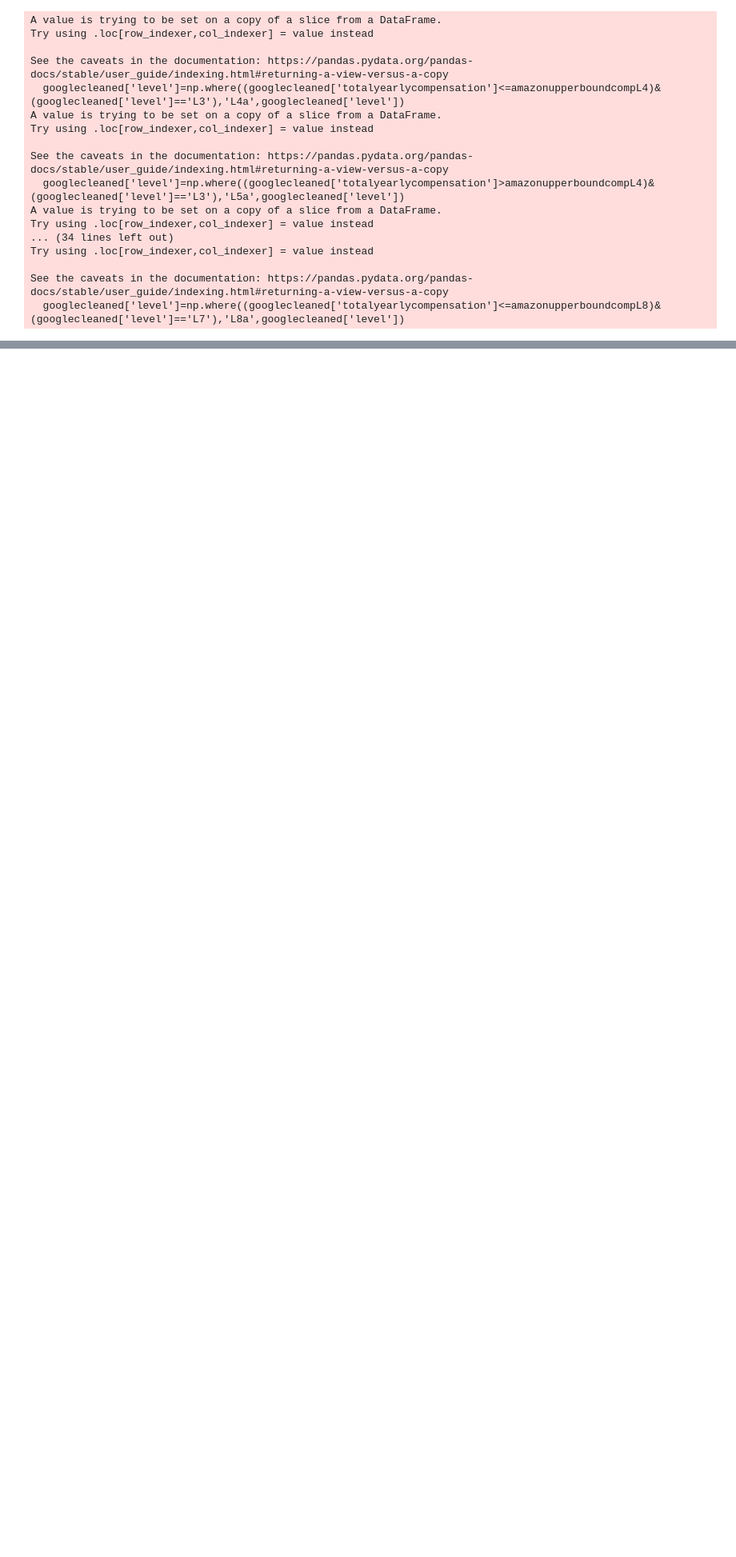
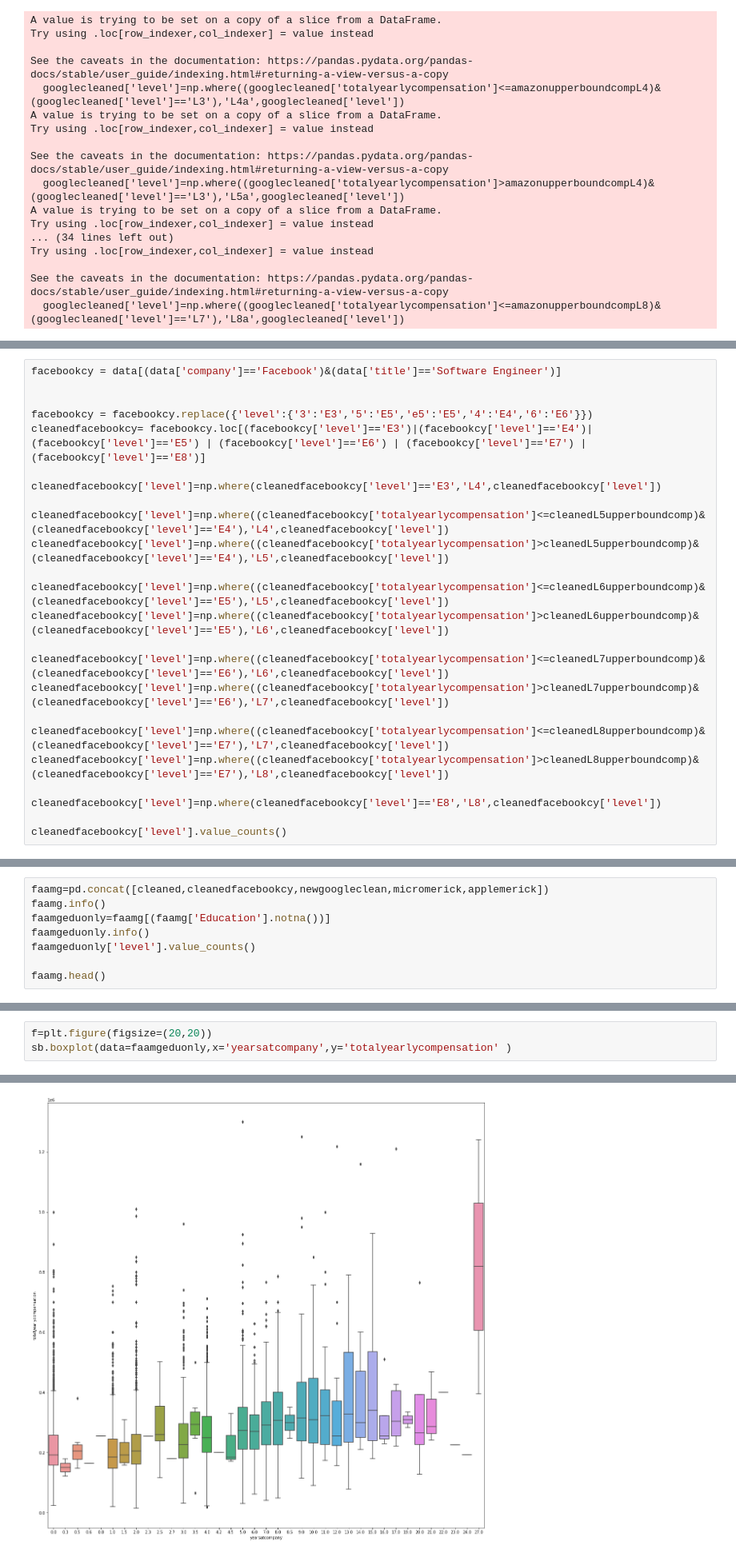
Before and after one commit to CarrotHands/miniprog, a Jupyter notebook: Jingwen.ipynb, the cells around one changed output, grey strips where cells are left out. Shown at 80% size. Saved outputs shown, nothing was run; the diff lists cells and outputs as text; blank space fills up the shorter version.

Commit message:
YearsInCompany Regression

```diff
--- a/Jingwen.ipynb
+++ b/Jingwen.ipynb
@@ -176,0 +210,24 @@ See the caveats in the documentation: https://pandas.pydata.org/pandas-docs/stab
+# %%
+facebookcy = data[(data['company']=='Facebook')&(data['title']=='Software Engineer')]
+
+
+facebookcy = facebookcy.replace({'level':{'3':'E3','5':'E5','e5':'E5','4':'E4','6':'E6'}})
+cleanedfacebookcy= facebookcy.loc[(facebookcy['level']=='E3')|(facebookcy['level']=='E4')| (facebookcy['level']=='E5') | (facebookcy['level']=='E6') | (facebookcy['level']=='E7') | (facebookcy['level']=='E8')]
+
+cleanedfacebookcy['level']=np.where(cleanedfacebookcy['level']=='E3','L4',cleanedfacebookcy['level'])
+
+cleanedfacebookcy['level']=np.where((cleanedfacebookcy['totalyearlycompensation']<=cleanedL5upperboundcomp)&(cleanedfacebookcy['level']=='E4'),'L4',cleanedfacebookcy['level'])
+cleanedfacebookcy['level']=np.where((cleanedfacebookcy['totalyearlycompensation']>cleanedL5upperboundcomp)&(cleanedfacebookcy['level']=='E4'),'L5',cleanedfacebookcy['level'])
+
+cleanedfacebookcy['level']=np.where((cleanedfacebookcy['totalyearlycompensation']<=cleanedL6upperboundcomp)&(cleanedfacebookcy['level']=='E5'),'L5',cleanedfacebookcy['level'])
+cleanedfacebookcy['level']=np.where((cleanedfacebookcy['totalyearlycompensation']>cleanedL6upperboundcomp)&(cleanedfacebookcy['level']=='E5'),'L6',cleanedfacebookcy['level'])
+
+cleanedfacebookcy['level']=np.where((cleanedfacebookcy['totalyearlycompensation']<=cleanedL7upperboundcomp)&(cleanedfacebookcy['level']=='E6'),'L6',cleanedfacebookcy['level'])
+cleanedfacebookcy['level']=np.where((cleanedfacebookcy['totalyearlycompensation']>cleanedL7upperboundcomp)&(cleanedfacebookcy['level']=='E6'),'L7',cleanedfacebookcy['level'])
+
+cleanedfacebookcy['level']=np.where((cleanedfacebookcy['totalyearlycompensation']<=cleanedL8upperboundcomp)&(cleanedfacebookcy['level']=='E7'),'L7',cleanedfacebookcy['level'])
+cleanedfacebookcy['level']=np.where((cleanedfacebookcy['totalyearlycompensation']>cleanedL8upperboundcomp)&(cleanedfacebookcy['level']=='E7'),'L8',cleanedfacebookcy['level'])
+
+cleanedfacebookcy['level']=np.where(cleanedfacebookcy['level']=='E8','L8',cleanedfacebookcy['level'])
+
+cleanedfacebookcy['level'].value_counts()
@@ -176,0 +309,8 @@ See the caveats in the documentation: https://pandas.pydata.org/pandas-docs/stab
+# %%
+faamg=pd.concat([cleaned,cleanedfacebookcy,newgoogleclean,micromerick,applemerick])
+faamg.info()
+faamgeduonly=faamg[(faamg['Education'].notna())]
+faamgeduonly.info()
+faamgeduonly['level'].value_counts()
+
+faamg.head()
@@ -176,0 +341,4 @@ See the caveats in the documentation: https://pandas.pydata.org/pandas-docs/stab
+# %%
+f=plt.figure(figsize=(20,20))
+sb.boxplot(data=faamgeduonly,x='yearsatcompany',y='totalyearlycompensation' )
+# %% [output]
@@ -176,0 +346 @@ See the caveats in the documentation: https://pandas.pydata.org/pandas-docs/stab
+[figure, added]
```
Also changed, not shown: parts of 9 cells of this notebook.
